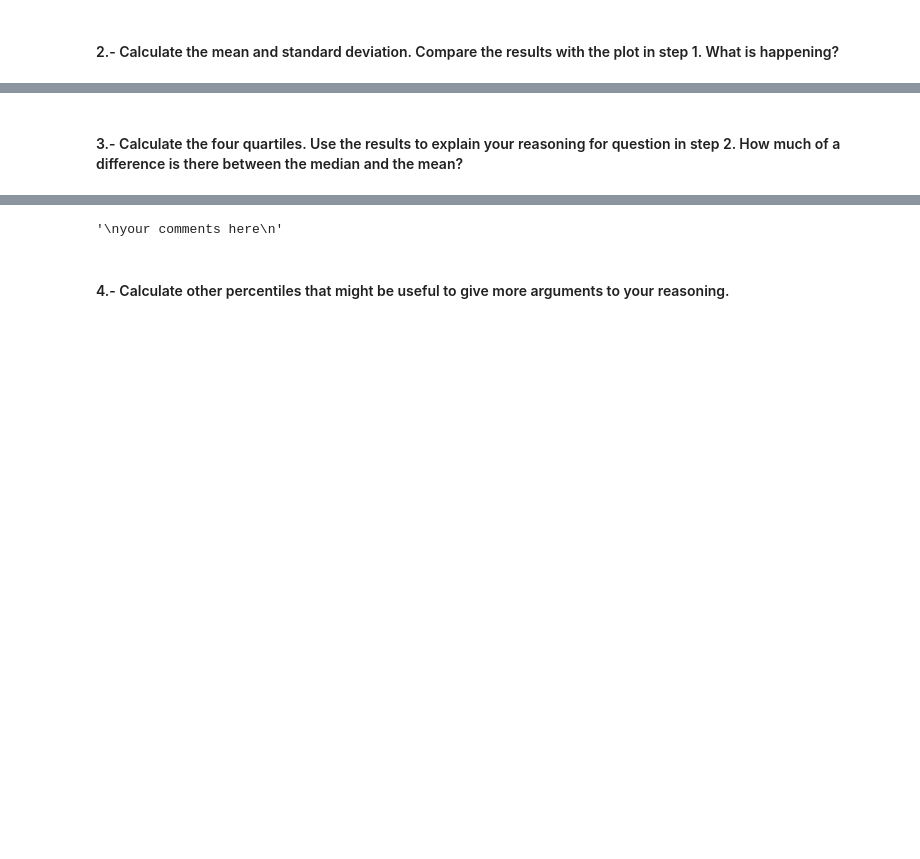
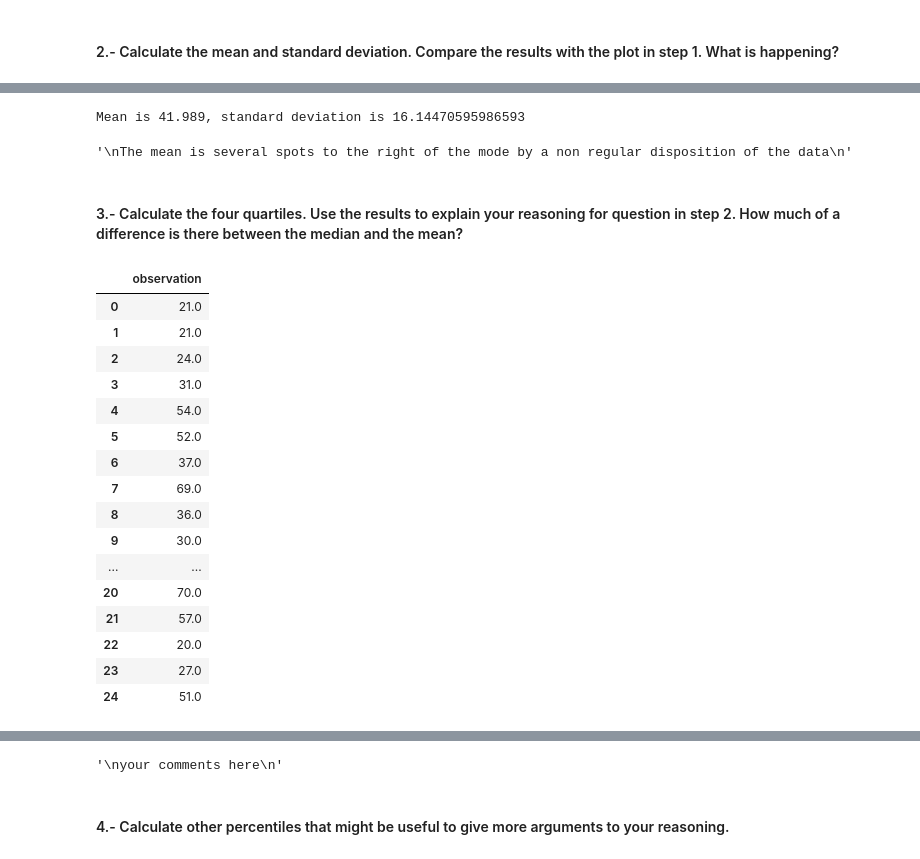
Before and after one commit to ta-data-bcn/descriptive-stats, a Jupyter notebook: your-code/main.ipynb, the cells around one changed output, grey strips where cells are left out. Drawn from its saved outputs; the diff is of its cells as text; code cells hidden in the pictures; blank space fills up the shorter version.

```diff
--- a/your-code/main.ipynb
+++ b/your-code/main.ipynb
@@ -243,2 +263,15 @@ your comments here
+# %%
+# your code here
+mean_pop3 = ages_pop3.observation.mean()
+std_pop3 = ages_pop3.observation.std()
+print(f'Mean is {mean_pop3}, standard deviation is {std_pop3}')
+# %% [output]
+Mean is 41.989, standard deviation is 16.14470595986593
+# %%
+"""
+The mean is several spots to the right of the mode by a non regular disposition of the data
+"""
+# %% [output]
+'\nThe mean is several spots to the right of the mode by a non regular disposition of the data\n'
 # %% [markdown]
 #### 3.- Calculate the four quartiles. Use the results to explain your reasoning for question in step 2. How much of a difference is there between the median and the mean?
@@ -246,0 +278,22 @@ your comments here
+# %%
+observation = ages_pop3.observation.copy()
+
+ages_pop3.head(25)
+# %% [output]
+|  | observation |
+| 0 | 21.0 |
+| 1 | 21.0 |
+| 2 | 24.0 |
+| 3 | 31.0 |
+| 4 | 54.0 |
+| 5 | 52.0 |
+| 6 | 37.0 |
+| 7 | 69.0 |
+| 8 | 36.0 |
+| 9 | 30.0 |
+| ... | ... |
+| 20 | 70.0 |
+| 21 | 57.0 |
+| 22 | 20.0 |
+| 23 | 27.0 |
+| 24 | 51.0 |
```
Also changed, not shown: parts of 36 cells of this notebook.
